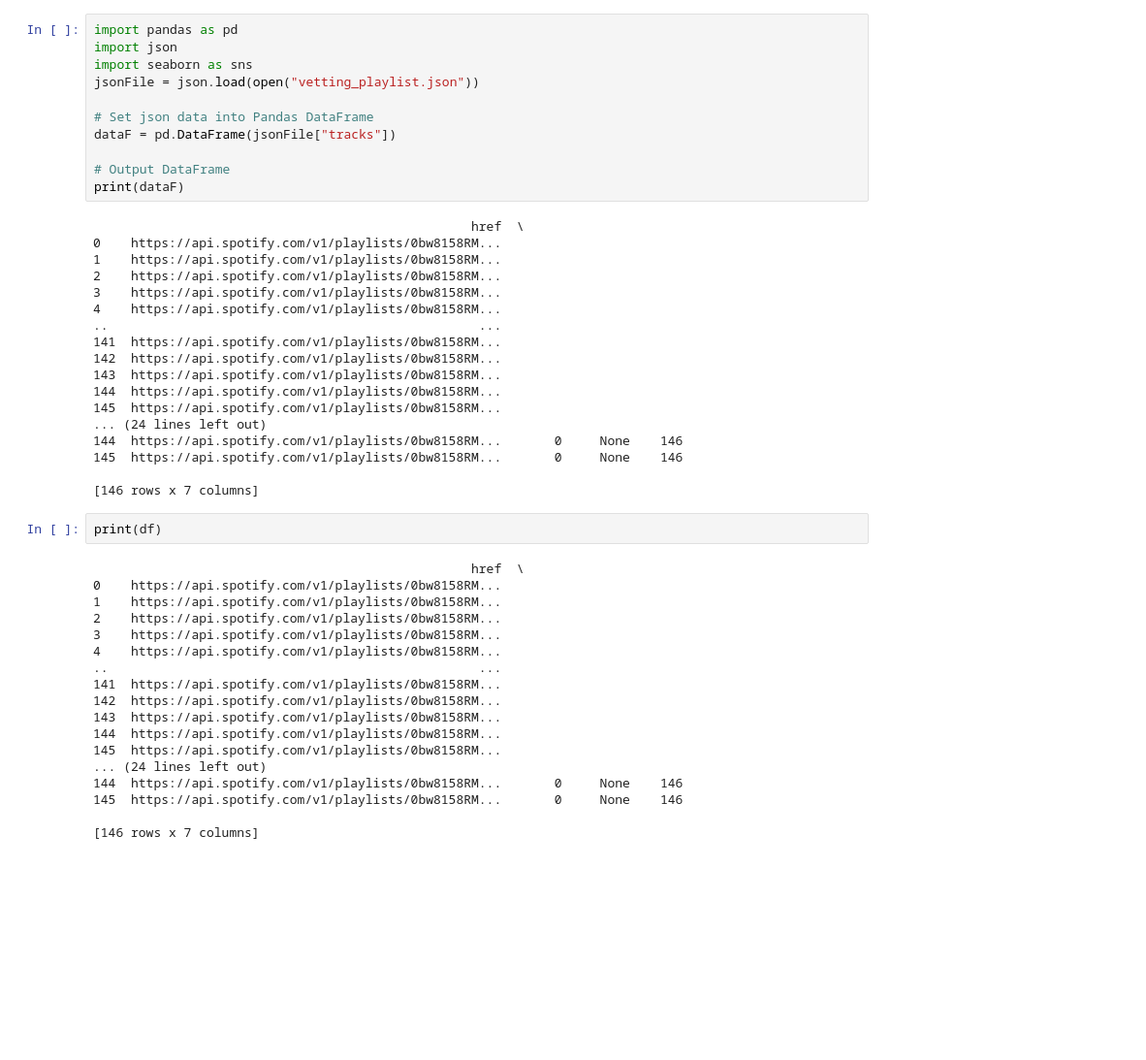
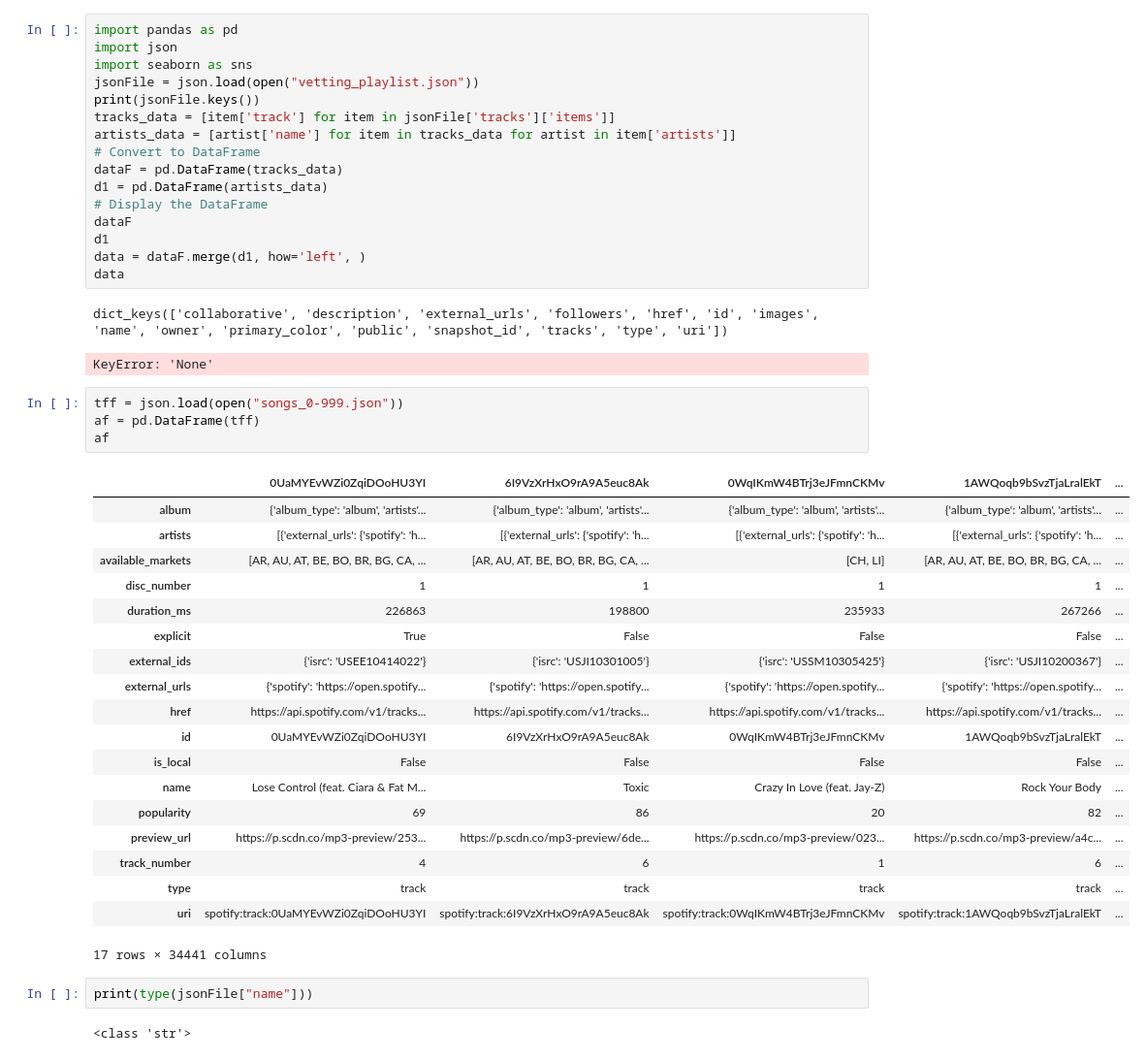
Before and after one commit to oneisnone/Ai-but-better, a Jupyter notebook: smaster1/unit 5/rfp#4.ipynb, the cells around one changed output. Shown: that part at 97% size. Saved outputs shown, nothing was run; the diff lists cells and outputs as text; blank space fills up the shorter version.

Commit message:
name

```diff
--- a/smaster1/unit 5/rfp#4.ipynb
+++ b/smaster1/unit 5/rfp#4.ipynb
@@ -3,47 +3,45 @@ import pandas as pd
 import json
 import seaborn as sns
 jsonFile = json.load(open("vetting_playlist.json"))
-
-# Set json data into Pandas DataFrame
-dataF = pd.DataFrame(jsonFile["tracks"])
-
-# Output DataFrame
-print(dataF)
+print(jsonFile.keys())
+tracks_data = [item['track'] for item in jsonFile['tracks']['items']]
+artists_data = [artist['name'] for item in tracks_data for artist in item['artists']]
+# Convert to DataFrame
+dataF = pd.DataFrame(tracks_data)
+d1 = pd.DataFrame(artists_data)
+# Display the DataFrame
+dataF
+d1
+data = dataF.merge(d1, how='left', )
+data
 # %% [output]
-                                                  href  \
-0    https://api.spotify.com/v1/playlists/0bw8158RM...
-1    https://api.spotify.com/v1/playlists/0bw8158RM...
-2    https://api.spotify.com/v1/playlists/0bw8158RM...
-3    https://api.spotify.com/v1/playlists/0bw8158RM...
-4    https://api.spotify.com/v1/playlists/0bw8158RM...
-..                                                 ...
-141  https://api.spotify.com/v1/playlists/0bw8158RM...
-142  https://api.spotify.com/v1/playlists/0bw8158RM...
-143  https://api.spotify.com/v1/playlists/0bw8158RM...
-144  https://api.spotify.com/v1/playlists/0bw8158RM...
-145  https://api.spotify.com/v1/playlists/0bw8158RM...
-... (24 lines left out)
-144  https://api.spotify.com/v1/playlists/0bw8158RM...       0     None    146
-145  https://api.spotify.com/v1/playlists/0bw8158RM...       0     None    146
-
-[146 rows x 7 columns]
+dict_keys(['collaborative', 'description', 'external_urls', 'followers', 'href', 'id', 'images', 'name', 'owner', 'primary_color', 'public', 'snapshot_id', 'tracks', 'type', 'uri'])
+KeyError: 'None'
 # %%
-print(df)
+tff = json.load(open("songs_0-999.json"))
+af = pd.DataFrame(tff)
+af
 # %% [output]
+|  | 0UaMYEvWZi0ZqiDOoHU3YI | 6I9VzXrHxO9rA9A5euc8Ak | 0WqIKmW4BTrj3eJFmnCKMv | 1AWQoqb9bSvzTjaLralEkT | ... |
+| album | {'album_type': 'album', 'artists'... | {'album_type': 'album', 'artists'... | {'album_type': 'album', 'artists'... | {'album_type': 'album', 'artists'... | ... |
+| artists | [{'external_urls': {'spotify': 'h... | [{'external_urls': {'spotify': 'h... | [{'external_urls': {'spotify': 'h... | [{'external_urls': {'spotify': 'h... | ... |
+| available_markets | [AR, AU, AT, BE, BO, BR, BG, CA, ... | [AR, AU, AT, BE, BO, BR, BG, CA, ... | [CH, LI] | [AR, AU, AT, BE, BO, BR, BG, CA, ... | ... |
+| disc_number | 1 | 1 | 1 | 1 | ... |
+| duration_ms | 226863 | 198800 | 235933 | 267266 | ... |
+| explicit | True | False | False | False | ... |
+| external_ids | {'isrc': 'USEE10414022'} | {'isrc': 'USJI10301005'} | {'isrc': 'USSM10305425'} | {'isrc': 'USJI10200367'} | ... |
+| external_urls | {'spotify': 'https://open.spotify... | {'spotify': 'https://open.spotify... | {'spotify': 'https://open.spotify... | {'spotify': 'https://open.spotify... | ... |
+| href | https://api.spotify.com/v1/tracks... | https://api.spotify.com/v1/tracks... | https://api.spotify.com/v1/tracks... | https://api.spotify.com/v1/tracks... | ... |
+| id | 0UaMYEvWZi0ZqiDOoHU3YI | 6I9VzXrHxO9rA9A5euc8Ak | 0WqIKmW4BTrj3eJFmnCKMv | 1AWQoqb9bSvzTjaLralEkT | ... |
+| is_local | False | False | False | False | ... |
+| name | Lose Control (feat. Ciara & Fat M... | Toxic | Crazy In Love (feat. Jay-Z) | Rock Your Body | ... |
+| popularity | 69 | 86 | 20 | 82 | ... |
+| preview_url | https://p.scdn.co/mp3-preview/253... | https://p.scdn.co/mp3-preview/6de... | https://p.scdn.co/mp3-preview/023... | https://p.scdn.co/mp3-preview/a4c... | ... |
+| track_number | 4 | 6 | 1 | 6 | ... |
+| type | track | track | track | track | ... |
+| uri | spotify:track:0UaMYEvWZi0ZqiDOoHU3YI | spotify:track:6I9VzXrHxO9rA9A5euc8Ak | spotify:track:0WqIKmW4BTrj3eJFmnCKMv | spotify:track:1AWQoqb9bSvzTjaLralEkT | ... |
-                                                  href  \
-0    https://api.spotify.com/v1/playlists/0bw8158RM...
-1    https://api.spotify.com/v1/playlists/0bw8158RM...
-2    https://api.spotify.com/v1/playlists/0bw8158RM...
-3    https://api.spotify.com/v1/playlists/0bw8158RM...
-4    https://api.spotify.com/v1/playlists/0bw8158RM...
-..                                                 ...
-141  https://api.spotify.com/v1/playlists/0bw8158RM...
-142  https://api.spotify.com/v1/playlists/0bw8158RM...
-143  https://api.spotify.com/v1/playlists/0bw8158RM...
-144  https://api.spotify.com/v1/playlists/0bw8158RM...
-145  https://api.spotify.com/v1/playlists/0bw8158RM...
-... (24 lines left out)
-144  https://api.spotify.com/v1/playlists/0bw8158RM...       0     None    146
-145  https://api.spotify.com/v1/playlists/0bw8158RM...       0     None    146
-
-[146 rows x 7 columns]
+17 rows × 34441 columns
+# %%
+print(type(jsonFile["name"]))
+# %% [output]
+<class 'str'>
```
Also changed, not shown: 3 other files.
